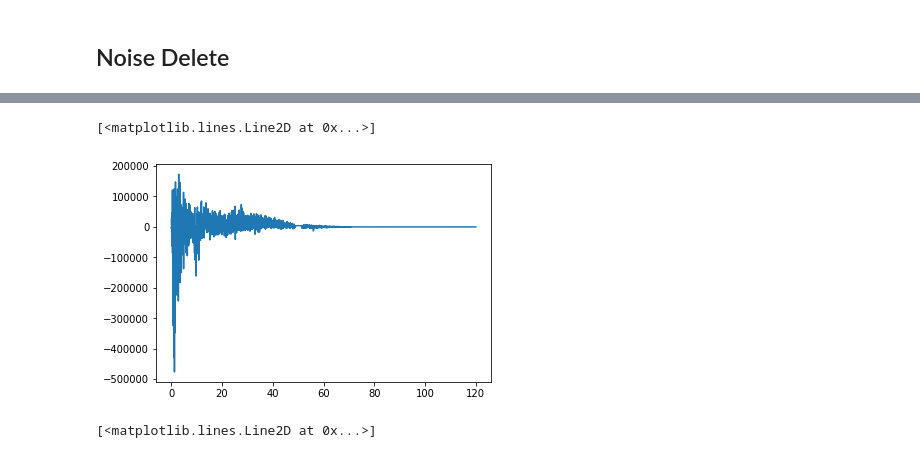
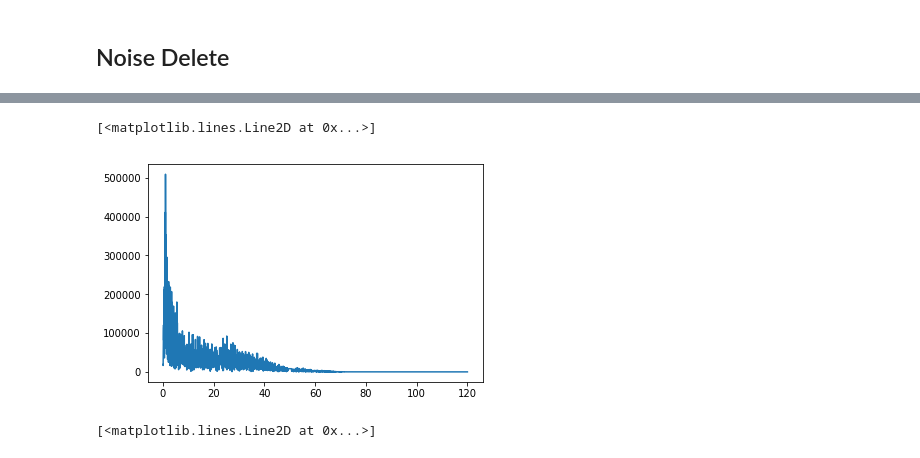
Before and after one commit to alifele/EEG-SelfResearch, a Jupyter notebook: RandomForests_with_important_Feature_selection.ipynb, the cells around one changed output, grey strips where cells are left out. Saved outputs shown, nothing was run; the diff lists cells and outputs as text; code cells hidden in the pictures.

```diff
--- a/RandomForests_with_important_Feature_selection.ipynb
+++ b/RandomForests_with_important_Feature_selection.ipynb
@@ -189,13 +182,15 @@ for d in range(n_D):
         FT['D'][d][i] = np.abs(fft(data['D'][d][i]))[ind_min:ind_max]
         FT['D'][d][i][noise_index-del_domain  - ind_min: noise_index+del_domain - ind_min] = np.average(FT['D'][d][i][noise_index-del_domain  - ind_min - 120: noise_index+del_domain - ind_min-120])
         FT['D'][d][i][2*noise_index-del_domain - ind_min: 2*noise_index+del_domain - ind_min] = np.average(FT['D'][d][i][2*noise_index-del_domain - ind_min - 120: 2*noise_index+del_domain - ind_min-120])
-
+    if (np.mod(d,100)==0):
+       print('The progress is {}'.format(d/n_D * 50))
 for n in range(n_N):
     for i in range(19):
         FT['N'][n][i] = np.abs(fft(data['N'][n][i]))[ind_min:ind_max]
         FT['N'][n][i][noise_index-del_domain - ind_min: noise_index+del_domain -ind_min] = np.average(FT['N'][n][i][noise_index-del_domain - ind_min-120: noise_index+del_domain -ind_min-120])
         FT['N'][n][i][2*noise_index-del_domain - ind_min: 2*noise_index+del_domain - ind_min] = np.average( FT['N'][n][i][2*noise_index-del_domain - ind_min-120 : 2*noise_index+del_domain - ind_min-120])
-
+    if (np.mod(n,100)==0):
+       print('The progress is {}'.format(n/n_N * 50 + 50))
 
     FT['N'] = np.array(FT['N'])
     FT['D'] = np.array(FT['D'])
@@ -202,9 +215,9 @@ for n in range(n_N):
 # %%
-plt.plot(f, FT['D'][56][8] - FT['D'][105][8])
+plt.plot(f, FT['D'][56][8])
 #plt.plot(f, FT['D'][95][8])
 # %% [output]
 [<matplotlib.lines.Line2D at 0x...>]
-[figure, old version]
+[figure, new version]
 # %%
 plt.plot(data['D'][3][4] - data['D'][50][4])
 # %% [output]
```
Also changed, not shown: parts of 20 cells of this notebook.
